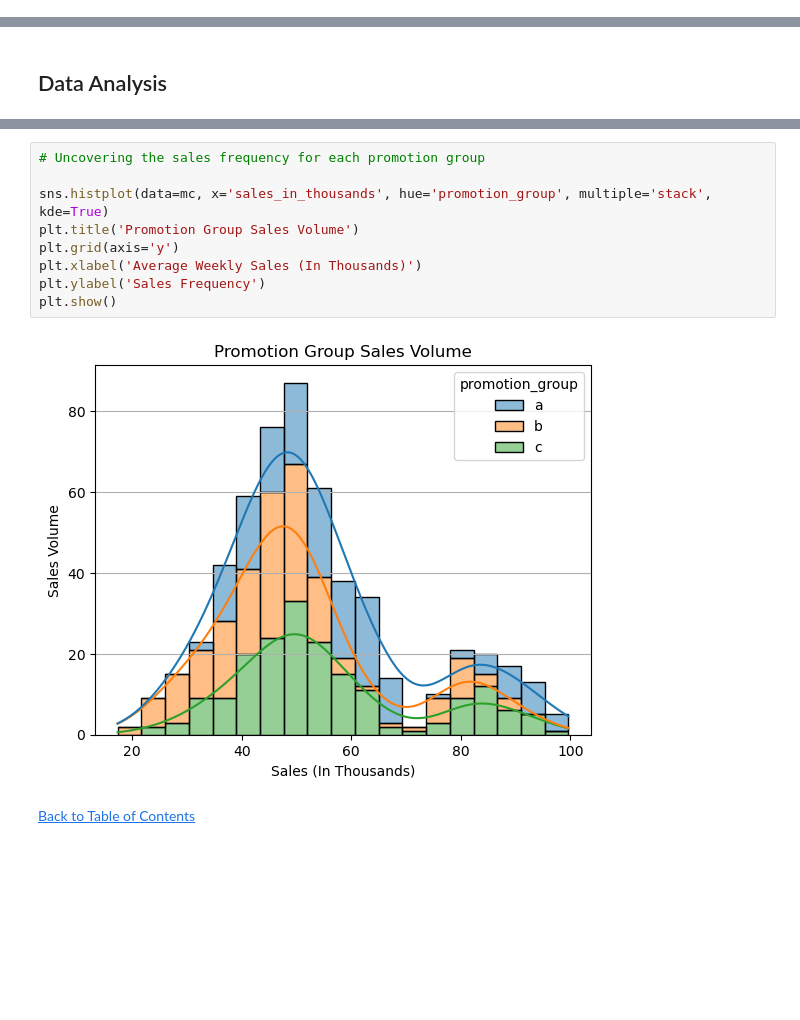
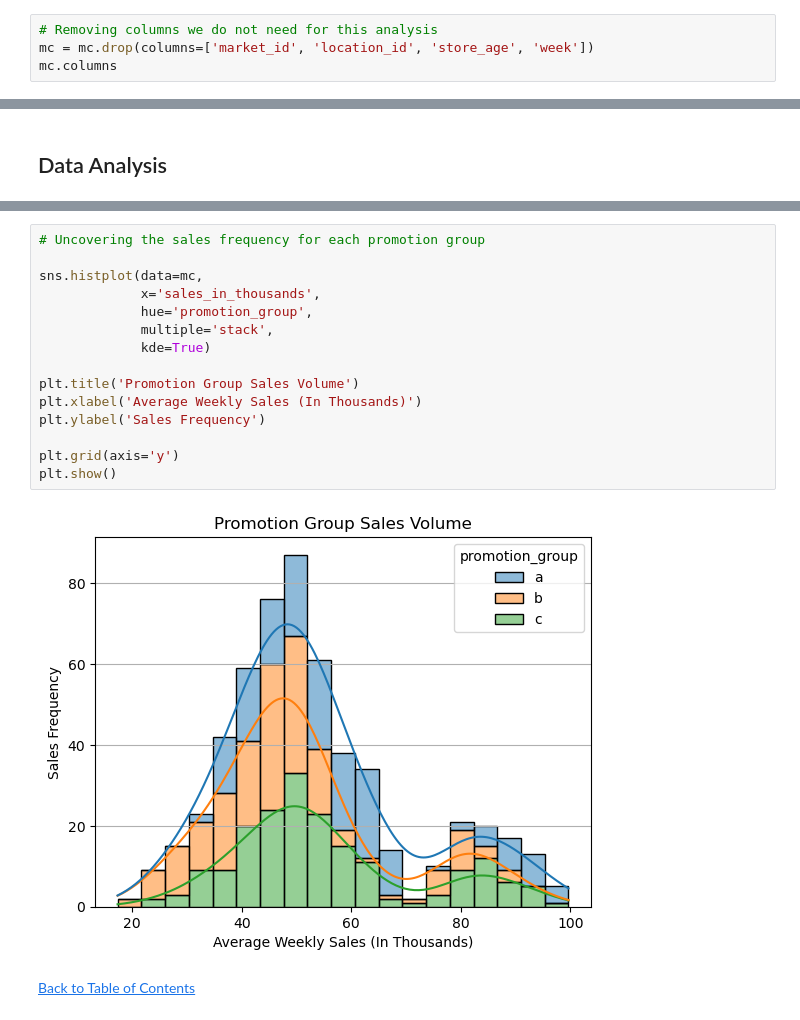
Before and after one commit to jasondo-da/Fast_Food_Marketing_Campaign_AB_Test, a Jupyter notebook: fast_food_ab_test.ipynb, the cells around one changed output, grey strips where cells are left out. Cells and saved outputs as stored; diff of their text form; blank space fills up the shorter version.

```diff
--- a/fast_food_ab_test.ipynb
+++ b/fast_food_ab_test.ipynb
@@ -245,0 +252,4 @@ memory usage: 22.9 KB
+# %%
+# Removing columns we do not need for this analysis
+mc = mc.drop(columns=['market_id', 'location_id', 'store_age', 'week'])
+mc.columns
@@ -315,14 +340,20 @@ plt.show()
 # %%
 # Uncovering the sales frequency for each promotion group
 
-sns.histplot(data=mc, x='sales_in_thousands', hue='promotion_group', multiple='stack', kde=True)
+sns.histplot(data=mc,
+             x='sales_in_thousands',
+             hue='promotion_group',
+             multiple='stack',
+             kde=True)
+
 plt.title('Promotion Group Sales Volume')
-plt.grid(axis='y')
 plt.xlabel('Average Weekly Sales (In Thousands)')
 plt.ylabel('Sales Frequency')
+
+plt.grid(axis='y')
 plt.show()
 # %% [output]
-[figure, old version]
+[figure, new version]
 # %% [markdown]
 [Back to Table of Contents](#back)
 # %% [markdown]
```
Also changed, not shown: parts of 26 cells of this notebook.
